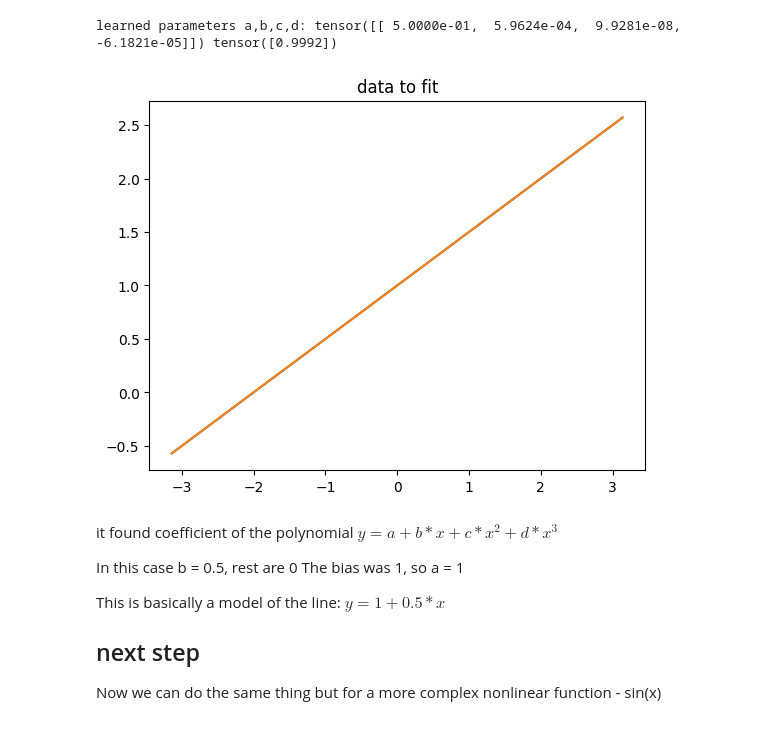
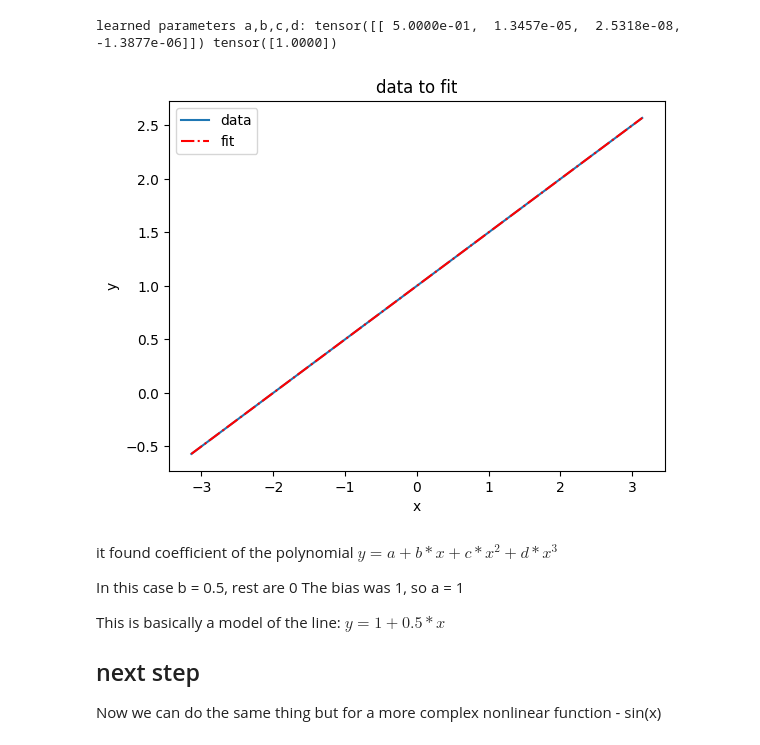
Before and after one commit to culurciello/deep-learning-course-source, a Jupyter notebook: source/lectures/16-curve-fit.ipynb, the cells around one changed output. Cells and saved outputs as stored; diff of their text form; code cells hidden in the pictures.

```diff
--- a/source/lectures/16-curve-fit.ipynb
+++ b/source/lectures/16-curve-fit.ipynb
@@ -62,15 +62,18 @@ for t in range(1,10001):
 # %%
 abcd = model.linear1.weight.detach()
 bias = model.linear1.bias.detach()
 print("learned parameters a,b,c,d:", abcd, bias)
 
 y_pred = (xx*abcd).sum(1).add(bias) # predictor function
-plt.plot(x, y, x, y_pred)
+plt.plot(x, y, x, y_pred, 'r-.')
 plt.title('data to fit')
+plt.xlabel('x')
+plt.ylabel('y')
+plt.legend(['data', 'fit'])
 plt.show()
 # %% [output]
-learned parameters a,b,c,d: tensor([[ 5.0000e-01,  5.9624e-04,  9.9281e-08, -6.1821e-05]]) tensor([0.9992])
+learned parameters a,b,c,d: tensor([[ 5.0000e-01,  1.3457e-05,  2.5318e-08, -1.3877e-06]]) tensor([1.0000])
-[figure, old version]
+[figure, new version]
 # %% [markdown]
 it found coefficient of the polynomial $y = a + b * x + c * x^2 + d * x^3$
 
```
Also changed, not shown: parts of 3 cells of this notebook.
